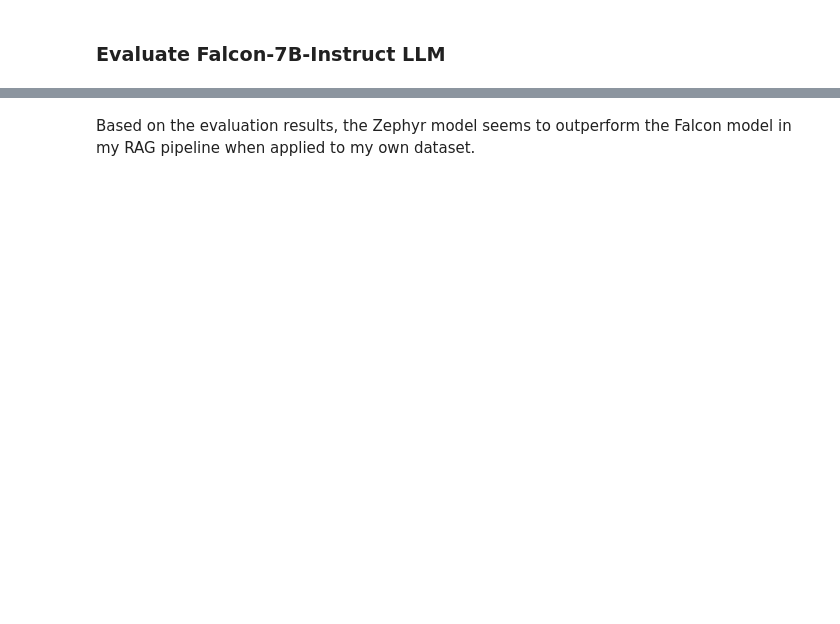
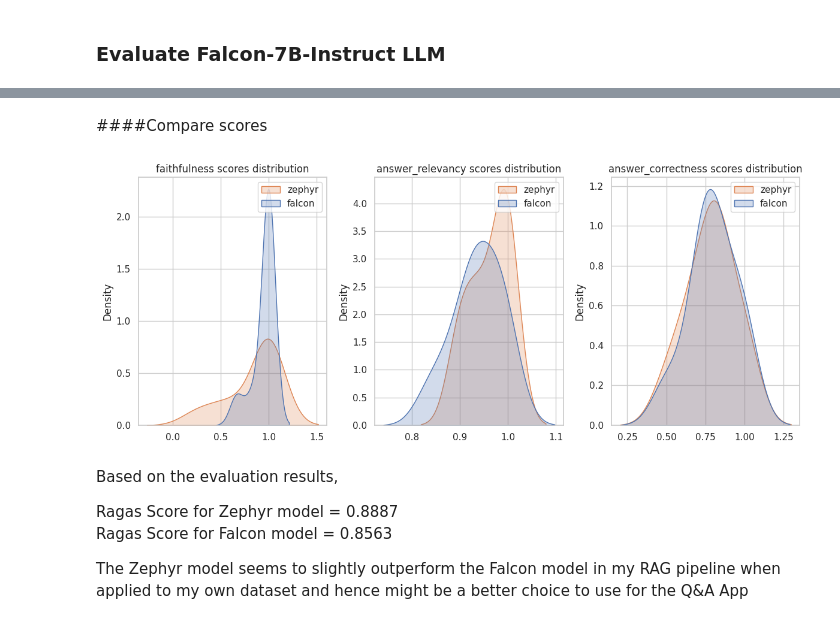
Before and after one commit to swethag04/llm, a Jupyter notebook: Q&A/Research_QandA.ipynb, the cells around one changed output, grey strips where cells are left out. Saved outputs shown, nothing was run; the diff lists cells and outputs as text; code cells hidden in the pictures; blank space fills up the shorter version.

```diff
--- a/Q&A/Research_QandA.ipynb
+++ b/Q&A/Research_QandA.ipynb
@@ -352,0 +447,3 @@ Ragas score:  0.9492609291938752
+# %%
+result_zephyr_df = result_zephyr.to_pandas()
+result_zephyr_df.head()
@@ -355,7 +459,7 @@ Ragas score:  0.9492609291938752
 # %%
 falcon_llm = HuggingFaceInferenceAPI(
     model_name="tiiuae/falcon-7b-instruct",
-    token=""
+    token="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"
 )
 qe2 = build_query_engine(falcon_llm)
 result_ds_falcon = generate_responses(qe2, test_questions, test_answers)
@@ -372,0 +478,3 @@ Ragas score:  0.9024430950954836
+# %%
+result_falcon_df = result_falcon.to_pandas()
+result_falcon_df.head()
@@ -373,2 +488,26 @@ Ragas score:  0.9024430950954836
+# %% [markdown]
+####Compare scores
+# %%
+def analysis(zephyr_df, falcon_df):
+  sns.set_style("whitegrid")
+  fig, axs = plt.subplots(1,3, figsize=(12, 5))
+  for i,col in enumerate(zephyr_df.columns):
+    sns.kdeplot(data=[zephyr_df[col].values,falcon_df[col].values],legend=False,ax=axs[i],fill=True)
+    axs[i].set_title(f'{col} scores distribution')
+    axs[i].legend(labels=["zephyr", "falcon"])
+  plt.tight_layout()
+  plt.show()
+# %%
+analysis(
+    result_zephyr_df[['faithfulness', 'answer_relevancy', 'answer_correctness']],
+    result_falcon_df[['faithfulness', 'answer_relevancy', 'answer_correctness']]
+)
+# %% [output]
+[figure, added]
 # %% [markdown]
-Based on the evaluation results, the Zephyr model seems to outperform the Falcon model in my RAG pipeline when applied to my own dataset.
+Based on the evaluation results,
+
+ Ragas Score for Zephyr model = 0.8887 <br>
+ Ragas Score for Falcon model = 0.8563
+
+The Zephyr model seems to slightly outperform the Falcon model in my RAG pipeline when applied to my own dataset and hence might be a better choice to use for the Q&A App
```
Also changed, not shown: parts of 39 cells of this notebook.
